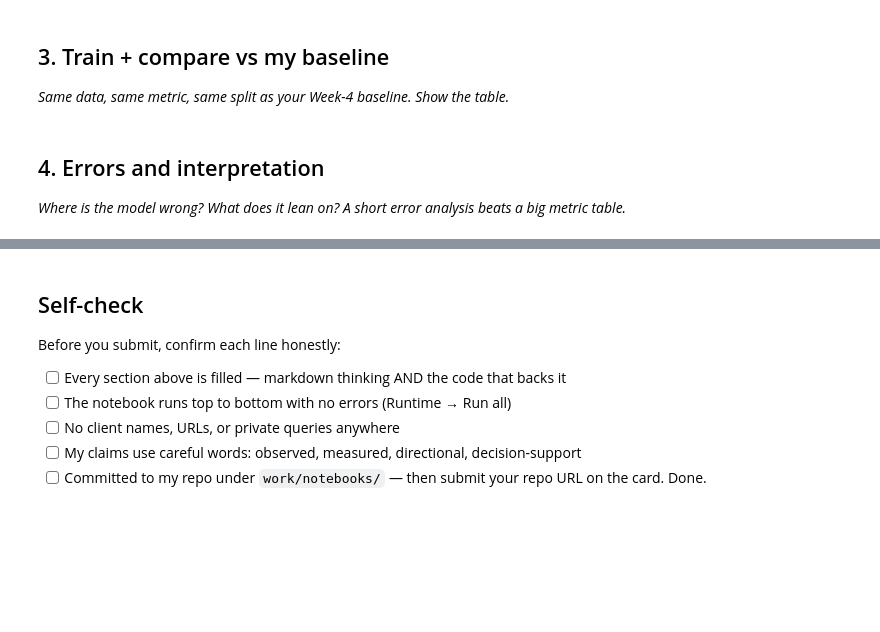
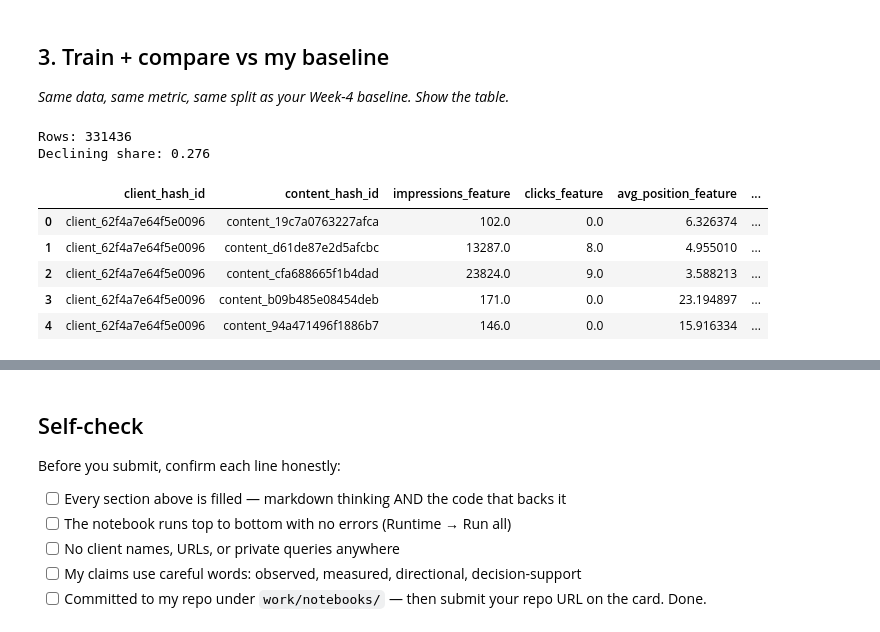
Before and after one commit to eminamandzukic/FlyRank_starter, a Jupyter notebook: work/notebooks/w05_model.ipynb, the cells around one changed output, grey strips where cells are left out. Saved outputs shown, nothing was run; the diff lists cells and outputs as text; code cells hidden in the pictures; blank space fills up the shorter version.

Commit message:
complete ML-08 modeling notebook

```diff
--- a/work/notebooks/w05_model.ipynb
+++ b/work/notebooks/w05_model.ipynb
@@ -30,4 +125,0 @@ This skeleton is yours to fill. Work the sections **in order** — each one has
-# %% [markdown]
-## 4. Errors and interpretation
-
-*Where is the model wrong? What does it lean on? A short error analysis beats a big metric table.*
@@ -36,0 +126,73 @@ This skeleton is yours to fill. Work the sections **in order** — each one has
+# %%
+model_frame = con.sql(f"""
+    WITH march AS (
+        SELECT
+            client_hash_id,
+            content_hash_id,
+
+            SUM(gsc_impressions) AS impressions_feature,
+            SUM(gsc_clicks) AS clicks_feature,
+            AVG(gsc_avg_position) AS avg_position_feature
+
+        FROM read_parquet('{march_path}')
+        GROUP BY
+            client_hash_id,
+            content_hash_id
+    ),
+
+    april AS (
+        SELECT
+            client_hash_id,
+            content_hash_id,
+
+            SUM(gsc_impressions) AS impressions_outcome
+
+        FROM read_parquet('{april_path}')
+        GROUP BY
+            client_hash_id,
+            content_hash_id
+    )
+
+    SELECT
+        m.client_hash_id,
+        m.content_hash_id,
+
+        m.impressions_feature,
+        m.clicks_feature,
+        m.avg_position_feature,
+
+        a.impressions_outcome
+
+    FROM march m
+    INNER JOIN april a
+        ON m.client_hash_id = a.client_hash_id
+       AND m.content_hash_id = a.content_hash_id
+""").df()
+
+model_frame["avg_daily_impressions_feature"] = (
+    model_frame["impressions_feature"] / 31
+)
+
+model_frame["avg_daily_impressions_outcome"] = (
+    model_frame["impressions_outcome"] / 30
+)
+
+model_frame["is_declining"] = (
+    model_frame["avg_daily_impressions_outcome"]
+    <
+    0.8 * model_frame["avg_daily_impressions_feature"]
+).astype(int)
+
+print("Rows:", len(model_frame))
+print("Declining share:", round(model_frame["is_declining"].mean(), 3))
+
+model_frame.head()
+# %% [output]
+Rows: 331436
+Declining share: 0.276
+|  | client_hash_id | content_hash_id | impressions_feature | clicks_feature | avg_position_feature | ... |
+| 0 | client_62f4a7e64f5e0096 | content_19c7a0763227afca | 102.0 | 0.0 | 6.326374 | ... |
+| 1 | client_62f4a7e64f5e0096 | content_d61de87e2d5afcbc | 13287.0 | 8.0 | 4.955010 | ... |
+| 2 | client_62f4a7e64f5e0096 | content_cfa688665f1b4dad | 23824.0 | 9.0 | 3.588213 | ... |
+| 3 | client_62f4a7e64f5e0096 | content_b09b485e08454deb | 171.0 | 0.0 | 23.194897 | ... |
+| 4 | client_62f4a7e64f5e0096 | content_94a471496f1886b7 | 146.0 | 0.0 | 15.916334 | ... |
```
Also changed, not shown: parts of 28 cells of this notebook.
